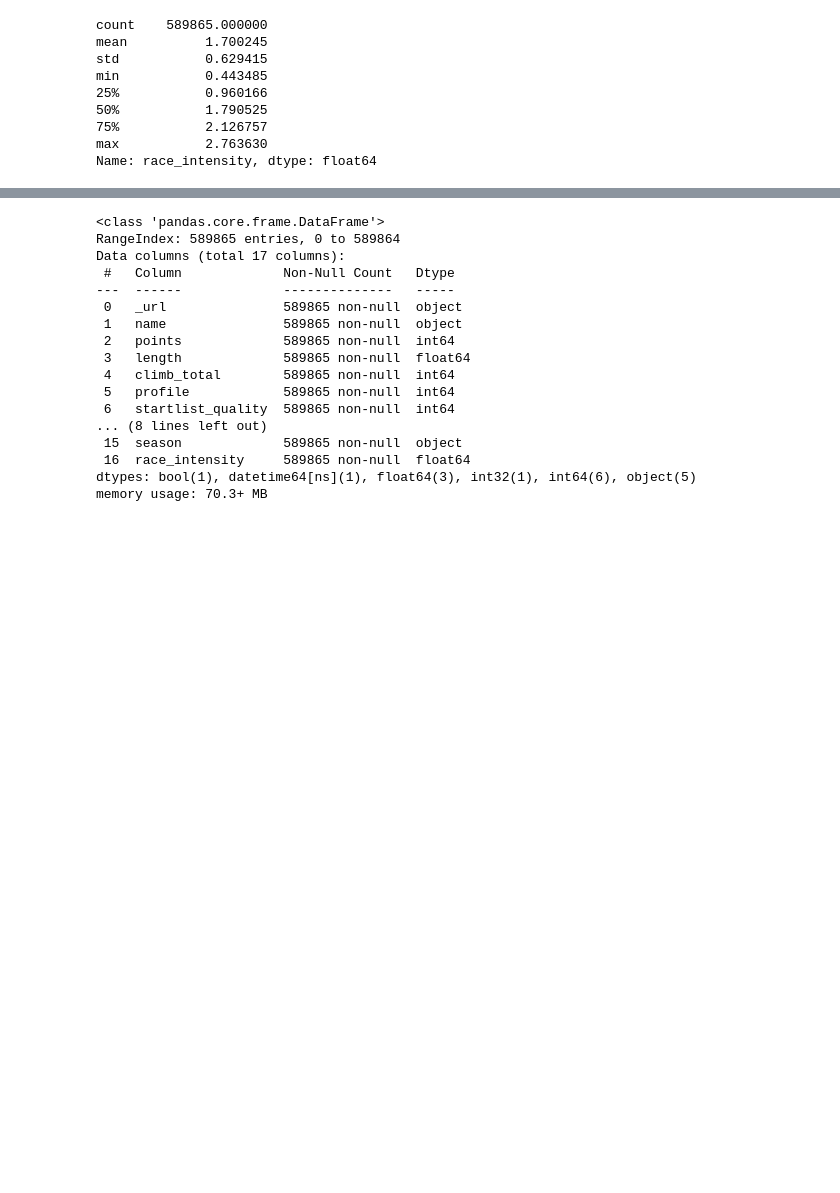
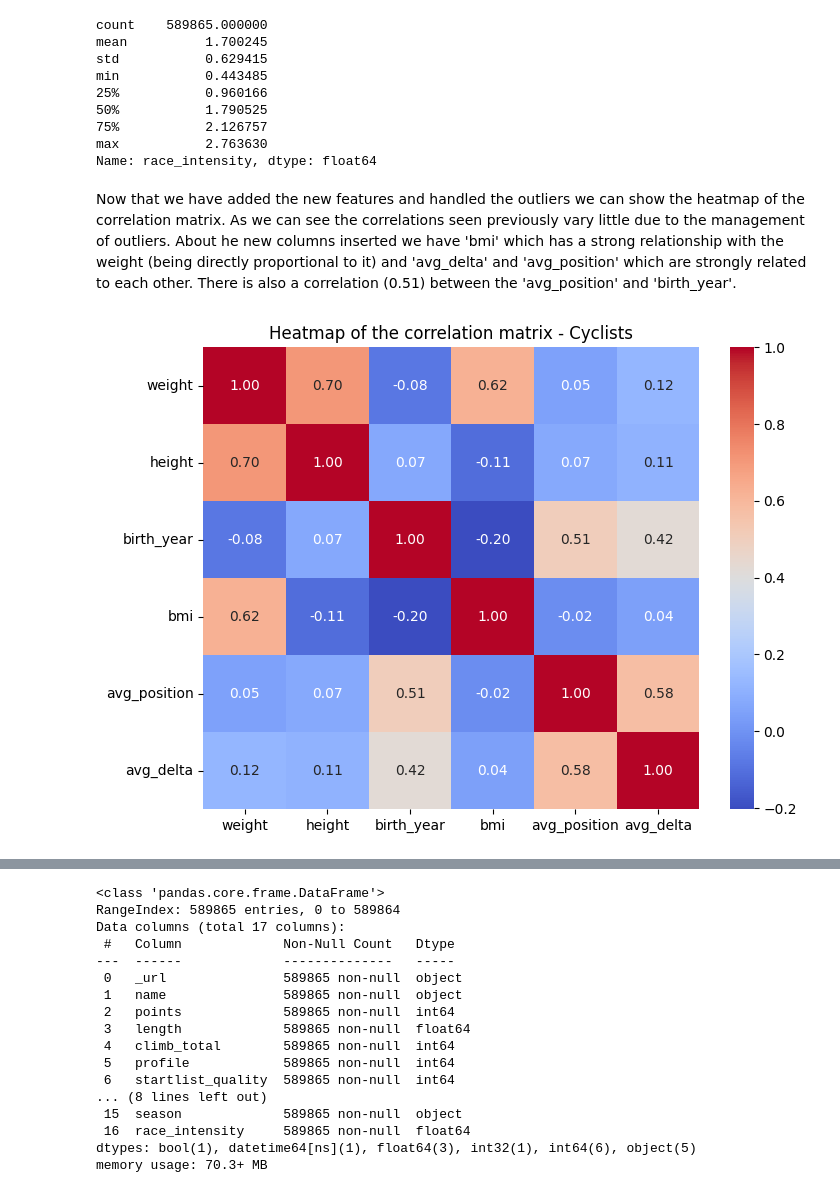
Before and after one commit to leomanne/Data-Mining, a Jupyter notebook: second_task.ipynb, the cells around one changed output, grey strips where cells are left out. Drawn from its saved outputs; the diff is of its cells as text; code cells hidden in the pictures; blank space fills up the shorter version.

Commit message:
add correlation matrix

```diff
--- a/second_task.ipynb
+++ b/second_task.ipynb
@@ -801,3 +799,17 @@ min           0.443485
 75%           2.126757
 max           2.763630
 Name: race_intensity, dtype: float64
+# %% [markdown]
+Now that we have added the new features and handled the outliers we can show the heatmap of the correlation matrix.
+As we can see the correlations seen previously vary little due to the management of outliers.
+About he new columns inserted we have 'bmi' which has a strong relationship with the weight (being directly proportional to it) and  'avg_delta' and 'avg_position' which are strongly related to each other.
+There is also a correlation (0.51) between the 'avg_position' and 'birth_year'.
+# %%
+correlation_matrix_cyclists = cyclists[['weight', 'height', 'birth_year', 'bmi', 'avg_position', 'avg_delta']].corr()
+
+plt.figure(figsize=(8, 6))
+sns.heatmap(correlation_matrix_cyclists, annot=True, cmap='coolwarm', fmt='.2f')
+plt.title('Heatmap of the correlation matrix - Cyclists')
+plt.show()
+# %% [output]
+[figure, added]
```
Also changed, not shown: parts of 7 cells of this notebook.
